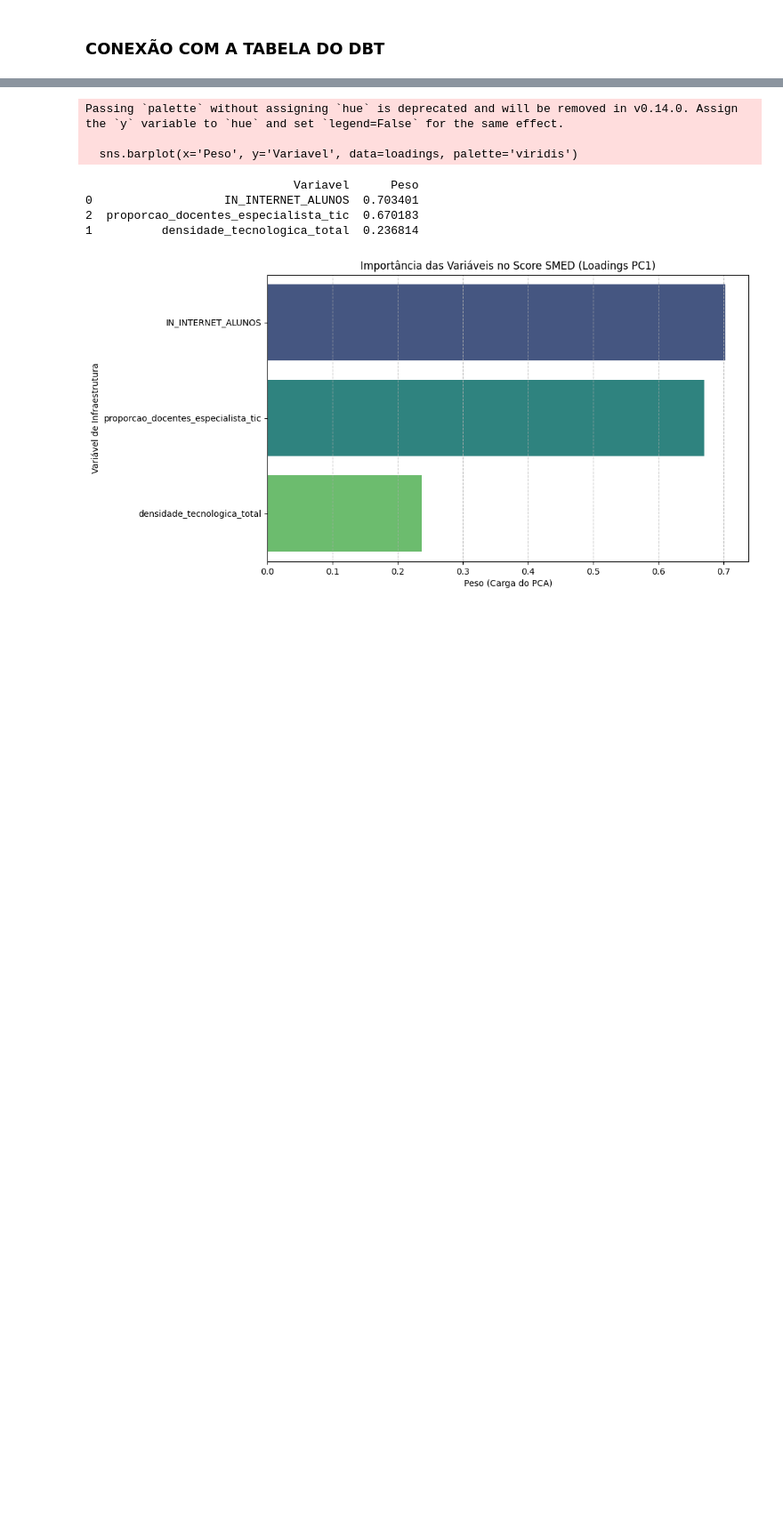
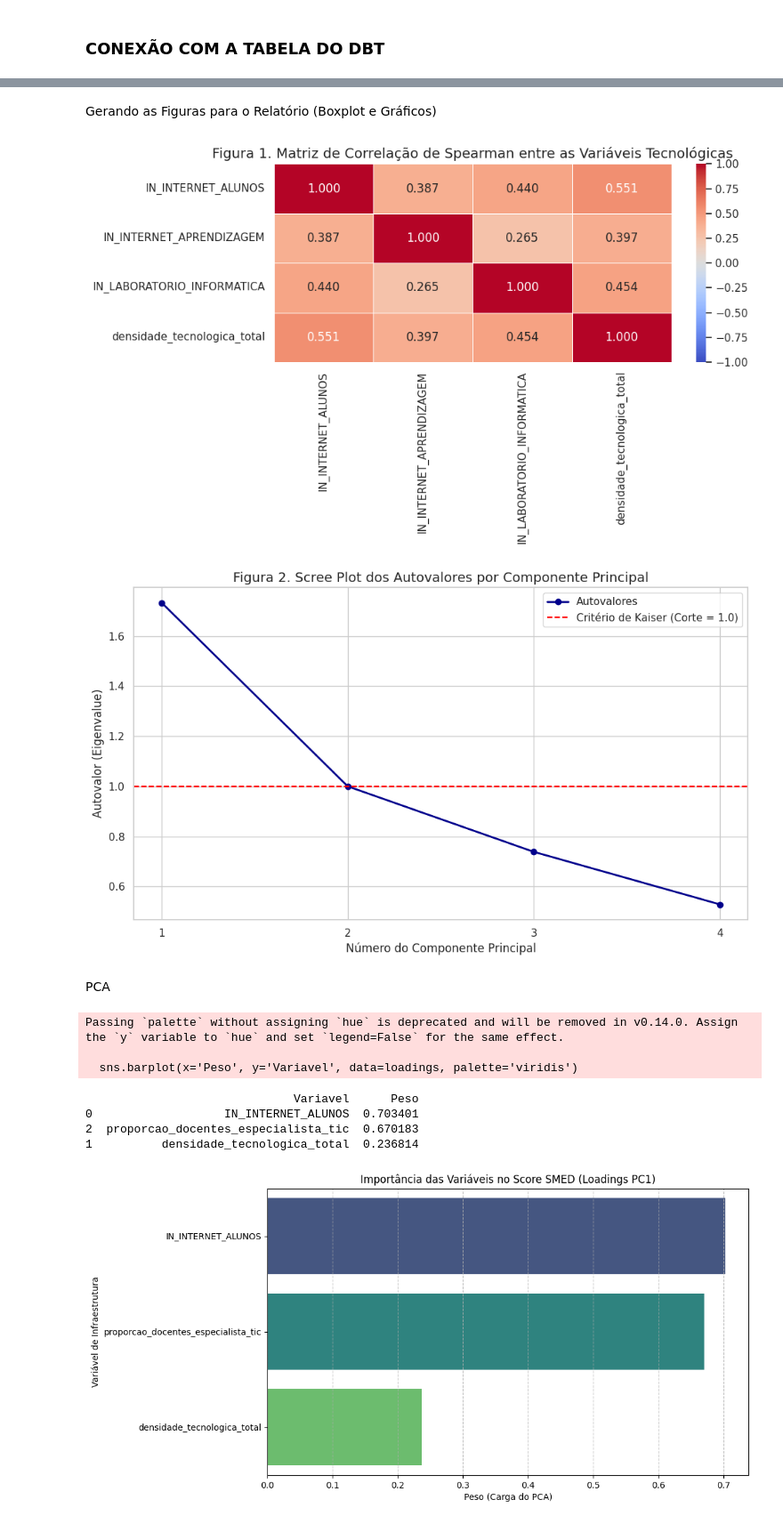
Before and after one commit to thalias-silva/education-digital-inequality-analysis, a Jupyter notebook: notebooks/02_analise_exclusao.ipynb, the cells around one changed output, grey strips where cells are left out. Shown at 89% size. Saved outputs shown, nothing was run; the diff lists cells and outputs as text; code cells hidden in the pictures; blank space fills up the shorter version.

Commit message:
update smed

```diff
--- a/notebooks/02_analise_exclusao.ipynb
+++ b/notebooks/02_analise_exclusao.ipynb
@@ -256,3 +627,79 @@ Name: SMED_FINAL, dtype: float64
+# %% [markdown]
+Gerando as Figuras para o Relatório (Boxplot e Gráficos)
+# %%
+import matplotlib.pyplot as plt
+import seaborn as sns
+
+# Configuração global de estilo para os gráficos do TCC (ABNT/Limpo)
+sns.set_theme(style="whitegrid")
+plt.rcParams['figure.figsize'] = [10, 6]
+plt.rcParams['axes.titlesize'] = 14
+plt.rcParams['axes.labelsize'] = 12
+
+# ==============================================================================
+# FIGURA 1: MATRIZ DE CORRELAÇÃO DE SPEARMAN (PILARES DO SMED)
+# ==============================================================================
+plt.figure()
+matriz_corr = df_modelagem[features_pca].corr(method='spearman')
+
+# Plotando o Heatmap
+sns.heatmap(matriz_corr, annot=True, cmap='coolwarm', fmt=".3f", vmin=-1, vmax=1, linewidths=0.5)
+plt.title("Figura 1. Matriz de Correlação de Spearman entre as Variáveis Tecnológicas")
+plt.tight_layout()
+plt.savefig("figura_1_matriz_correlação.png", dpi=300) # Salva em alta resolução na pasta
+plt.show()
+
+# ==============================================================================
+# FIGURA 2: SCREE PLOT DO PCA (JUSTIFICATIVA DE RETENÇÃO) - CORRIGIDO
+# ==============================================================================
+plt.figure()
+componentes_num = np.arange(1, len(autovalores) + 1)
+
+# Gráfico de linha dos Autovalores (Ajustado de o_marker para marker)
+plt.plot(componentes_num, autovalores, marker='o', linewidth=2, color='darkblue', label='Autovalores')
+
+# Linha de corte do Critério de Kaiser (Autovalor = 1.0)
+plt.axhline(y=1.0, color='red', linestyle='--', label='Critério de Kaiser (Corte = 1.0)')
+
+plt.title("Figura 2. Scree Plot dos Autovalores por Componente Principal")
+plt.xlabel("Número do Componente Principal")
+plt.ylabel("Autovalor (Eigenvalue)")
+plt.xticks(componentes_num)
+plt.legend()
+plt.tight_layout()
+plt.savefig("figura_2_scree_plot.png", dpi=300)
+plt.show()
+# ==============================================================================
+# FIGURA 3: BOXPLOT DO SMED COMPARANDO REDE PÚBLICA VS. REDE PRIVADA - CORRIGIDO
+# ==============================================================================
+plt.figure()
+
+# Customizando as labels para exibição visual
+df_plot_boxplot = df_modelagem.copy()
+df_plot_boxplot['Rede de Ensino'] = df_plot_boxplot['is_publica'].map({1: 'Rede Pública', 0: 'Rede Privada'})
+
+# Criando o Boxplot (Ajustado com hue e legend para eliminar o FutureWarning)
+sns.boxplot(
+    x='Rede de Ensino',
+    y='SMED',
+    data=df_plot_boxplot,
+    hue='Rede de Ensino',
+    palette='Set2',
+    width=0.5,
+    legend=False
+)
+
+plt.title("Figura 3. Distribuição do Score de Exclusão Digital (SMED) por Rede de Ensino")
+plt.xlabel("Segmentação Administrativa")
+plt.ylabel("SMED (0 a 100 - Maior indica maior Exclusão)")
+plt.tight_layout()
+plt.savefig("figura_3_boxplot_redes.png", dpi=300)
+plt.show()
+# %% [output]
+[figure, added]
+[figure, added]
+# %% [markdown]
+PCA
 # %%
 import matplotlib.pyplot as plt
 import seaborn as sns
```
Also changed, not shown: parts of 21 cells of this notebook.
